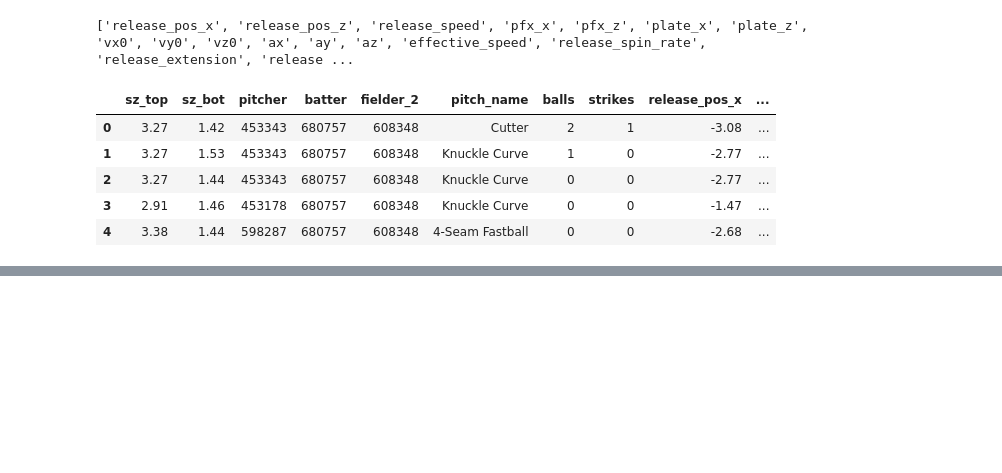
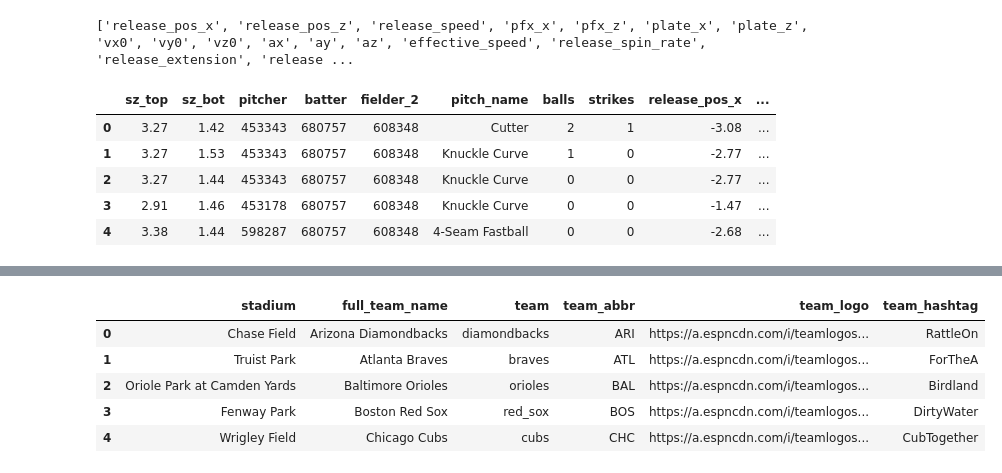
Before and after one commit to syamiller/SCOE, a Jupyter notebook: scoe.ipynb, the cells around one changed output, grey strips where cells are left out. Drawn from its saved outputs; the diff is of its cells as text; code cells hidden in the pictures; blank space fills up the shorter version.

```diff
--- a/scoe.ipynb
+++ b/scoe.ipynb
@@ -444,0 +542,10 @@ df_2022.to_csv('data/shadow_zone_data_2022.csv', index=False)
+# %%
+logos = pd.read_csv('data/team_logos.csv')
+logos.head()
+# %% [output]
+|  | stadium | full_team_name | team | team_abbr | team_logo | team_hashtag |
+| 0 | Chase Field | Arizona Diamondbacks | diamondbacks | ARI | https://a.espncdn.com/i/teamlogos... | RattleOn |
+| 1 | Truist Park | Atlanta Braves | braves | ATL | https://a.espncdn.com/i/teamlogos... | ForTheA |
+| 2 | Oriole Park at Camden Yards | Baltimore Orioles | orioles | BAL | https://a.espncdn.com/i/teamlogos... | Birdland |
+| 3 | Fenway Park | Boston Red Sox | red_sox | BOS | https://a.espncdn.com/i/teamlogos... | DirtyWater |
+| 4 | Wrigley Field | Chicago Cubs | cubs | CHC | https://a.espncdn.com/i/teamlogos... | CubTogether |
```
Also changed, not shown: parts of 10 cells of this notebook, 7 other files.
